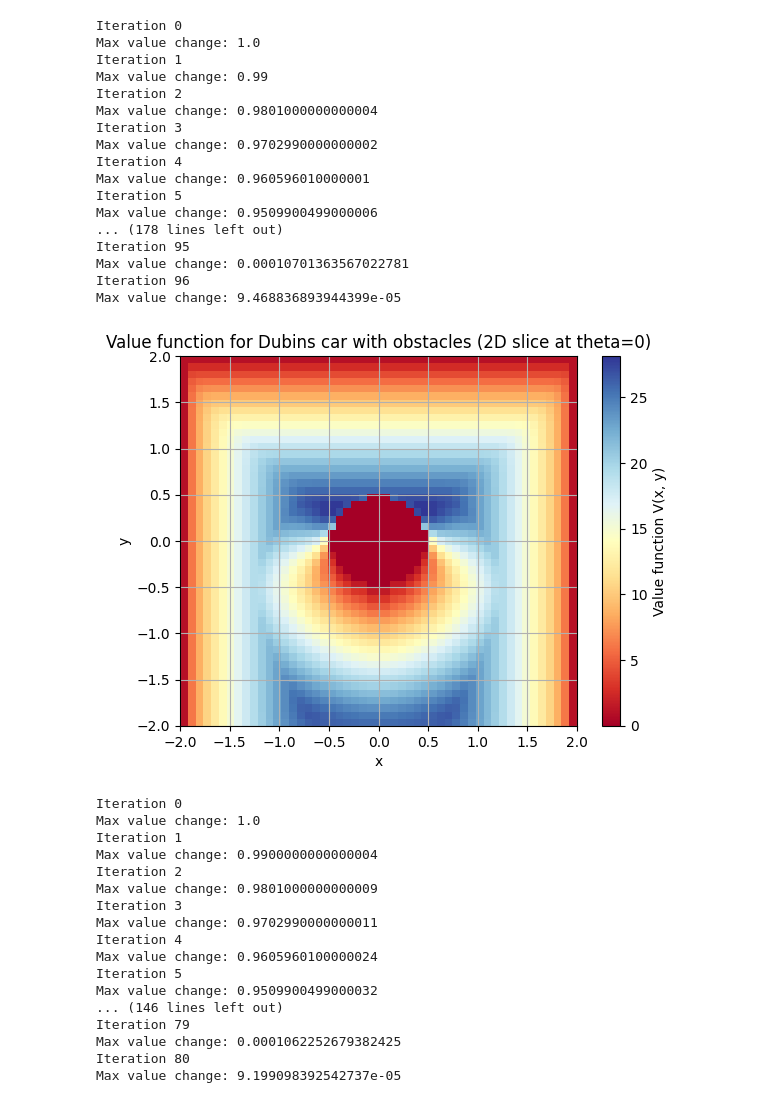
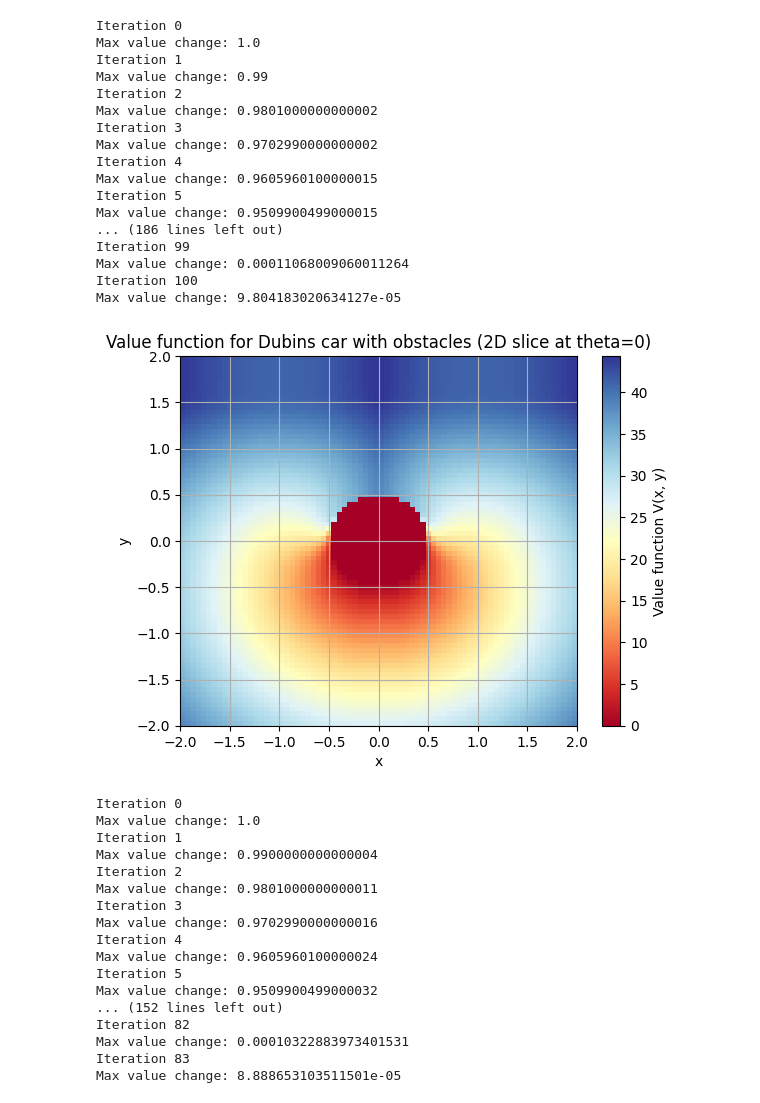
Before and after one commit to stevenwman/latent-affine-safety, a Jupyter notebook: fail_chaser.ipynb, the cells around one changed output. Saved outputs shown, nothing was run; the diff lists cells and outputs as text; code cells hidden in the pictures.

Commit message:
higher resolution and fixed boundary issue

```diff
--- a/fail_chaser.ipynb
+++ b/fail_chaser.ipynb
@@ -24,10 +24,13 @@ sys.path.append('./value_functions')
 from hj_value_function import HJValueFunction
 from matplotlib import colors
 
+grid_nx = grid_ny = 76
+grid_ntheta = 51
+
 value_func = HJValueFunction(dubins,
                              grid_min=np.array([-2.0, -2.0, 0]),
                              grid_max=np.array([2.0, 2.0, 2 * np.pi]),
-                             num_cells=np.array([51, 51, 51]))
+                             num_cells=np.array([grid_nx, grid_ny, grid_ntheta]))
 
 # Define failure set
 x_c, y_c, radius = 0.0, -1.2, 0.5
@@ -45,8 +48,10 @@ y = value_func.grid.states[..., 1][0, :, 0]
 # Create a custom colormap based on RdYlBu, but set 0 to white
 
 # also plot the zero level set
-plt.contour(x, y, value_func.val_grid[:, :, 0].T, levels=[0], colors='black', linewidths=1.5, linestyles='dashed', label='Zero level set')
-plt.contourf(x, y, value_func.val_grid[:, :, 0].T, levels=50, cmap='RdYlBu', alpha=0.7)
+# plt.contour(x, y, value_func.val_grid[:, :, 0].T, levels=[0], colors='black', linewidths=1.5, linestyles='dashed', label='Zero level set')
+# plt.contourf(x, y, value_func.val_grid[:, :, 0].T, levels=50, cmap='RdYlBu', alpha=0.7)
+plt.contour(x, y, value_func.val_grid[:, :, 0], levels=[0], colors='black', linewidths=1.5, linestyles='dashed', label='Zero level set')
+plt.contourf(x, y, value_func.val_grid[:, :, 0], levels=50, cmap='RdYlBu', alpha=0.7)
 plt.colorbar(label='Value function V(x, y)')
 plt.legend()
 plt.axis('equal')
@@ -64,9 +69,9 @@ Ignoring fixed x limits to fulfill fixed data aspect with adjustable data limits
 # %%
 import torch
 
-x_vals = np.linspace(-2, 2, 51)
-y_vals = np.linspace(-2, 2, 51)
-theta_vals = np.linspace(0, 2*np.pi, 51)
+x_vals = np.linspace(-2, 2, grid_nx)
+y_vals = np.linspace(-2, 2, grid_ny)
+theta_vals = np.linspace(0, 2*np.pi, grid_ntheta)
 grid_points = np.array(np.meshgrid(x_vals, y_vals, theta_vals, indexing='ij')).reshape(3, -1).T
 
 def reward_fn(states):
@@ -82,7 +87,7 @@ def dynamics_step(state, action, dt=0.1):
 from scipy.interpolate import RegularGridInterpolator
 
 def get_value_function_interpolator(V):
-    return RegularGridInterpolator((x_vals, y_vals, theta_vals), V.reshape(51,51,51), bounds_error=False, fill_value=0.0)
+    return RegularGridInterpolator((x_vals, y_vals, theta_vals), V.reshape(grid_nx, grid_ny, grid_ntheta), bounds_error=False, fill_value=0.0)
 
 V = np.zeros(len(grid_points))
 gamma = 0.99
@@ -107,6 +112,8 @@ for iteration in range(500):
 
     # Batch dynamics
     next_states = dubins.discrete_rk4(states_batch, actions_batch, dt).detach().numpy()  # (S*A, 3)
+    next_states[:, 0] = np.clip(next_states[:, 0], x_vals[0], x_vals[-1])
+    next_states[:, 1] = np.clip(next_states[:, 1], y_vals[0], y_vals[-1])
     next_states[:, 2] = np.mod(next_states[:, 2], 2 * np.pi)
 
     # Interpolate value
@@ -130,38 +137,38 @@ Max value change: 1.0
 Iteration 1
 Max value change: 0.99
 Iteration 2
-Max value change: 0.9801000000000004
+Max value change: 0.9801000000000002
 Iteration 3
 Max value change: 0.9702990000000002
 Iteration 4
-Max value change: 0.960596010000001
+Max value change: 0.9605960100000015
 Iteration 5
-Max value change: 0.9509900499000006
-... (178 lines left out)
-Iteration 95
-Max value change: 0.00010701363567022781
-Iteration 96
-Max value change: 9.468836893944399e-05
+Max value change: 0.9509900499000015
+... (186 lines left out)
+Iteration 99
+Max value change: 0.00011068009060011264
+Iteration 100
+Max value change: 9.804183020634127e-05
 # %%
-V_out = -V.reshape(51, 51, 51)
+V_out = -V.reshape(grid_nx, grid_ny, grid_ntheta)
 # %%
 # plot a slice at theta = 0
-V_2d = V_out.reshape(51, 51, 51)[:, :, 0]  # take the first slice at theta = 0
+V_2d = V_out.reshape(grid_nx, grid_ny, grid_ntheta)[:, :, 0]  # take the first slice at theta = 0
 plt.imshow(V_2d, extent=(-2, 2, -2, 2), origin='lower', cmap='RdYlBu', aspect='auto')
 plt.colorbar(label='Value function V(x, y)')
 plt.title('Value function for Dubins car with obstacles (2D slice at theta=0)')
 plt.xlabel('x')
 plt.ylabel('y')
 plt.xlim(-2, 2)
 plt.ylim(-2, 2)
 plt.grid()
 plt.show()
 # %% [output]
-[figure, old version]
+[figure, new version]
 # %%
-x_vals = np.linspace(-2, 2, 51)
-y_vals = np.linspace(-2, 2, 51)
-theta_vals = np.linspace(0, 2*np.pi, 51)
+x_vals = np.linspace(-2, 2, grid_nx)
+y_vals = np.linspace(-2, 2, grid_ny)
+theta_vals = np.linspace(0, 2*np.pi, grid_ntheta)
 grid_points = np.array(np.meshgrid(x_vals, y_vals, theta_vals, indexing='ij')).reshape(3, -1).T
 
 def reward_fn(states):
@@ -178,7 +185,7 @@ def dynamics_step(state, action, dt=0.1):
 from scipy.interpolate import RegularGridInterpolator
 
 def get_value_function_interpolator(V):
-    return RegularGridInterpolator((x_vals, y_vals, theta_vals), V.reshape(51,51,51), bounds_error=False, fill_value=0.0)
+    return RegularGridInterpolator((x_vals, y_vals, theta_vals), V.reshape(grid_nx, grid_ny, grid_ntheta), bounds_error=False, fill_value=0.0)
 
 V = np.zeros(len(grid_points))
 gamma = 0.99
@@ -203,6 +210,9 @@ for iteration in range(500):
 
     # Batch dynamics
     next_states = dubins.discrete_rk4(states_batch, actions_batch, dt).detach().numpy()  # (S*A, 3)
+
+    next_states[:, 0] = np.clip(next_states[:, 0], x_vals[0], x_vals[-1])
+    next_states[:, 1] = np.clip(next_states[:, 1], y_vals[0], y_vals[-1])
     next_states[:, 2] = np.mod(next_states[:, 2], 2 * np.pi)
 
     # Interpolate value
@@ -226,16 +236,16 @@ Max value change: 1.0
 Iteration 1
 Max value change: 0.9900000000000004
 Iteration 2
-Max value change: 0.9801000000000009
+Max value change: 0.9801000000000011
 Iteration 3
-Max value change: 0.9702990000000011
+Max value change: 0.9702990000000016
 Iteration 4
 Max value change: 0.9605960100000024
 Iteration 5
 Max value change: 0.9509900499000032
-... (146 lines left out)
-Iteration 79
-Max value change: 0.0001062252679382425
-Iteration 80
-Max value change: 9.199098392542737e-05
+... (152 lines left out)
+Iteration 82
+Max value change: 0.00010322883973401531
+Iteration 83
+Max value change: 8.888653103511501e-05
 # %%
```
Also changed, not shown: parts of 6 cells of this notebook.
